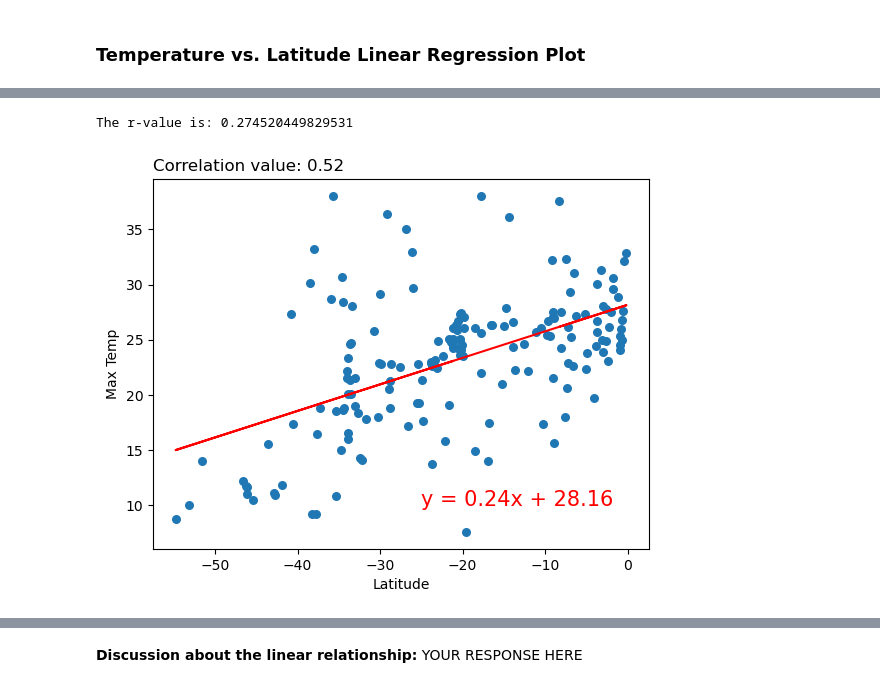
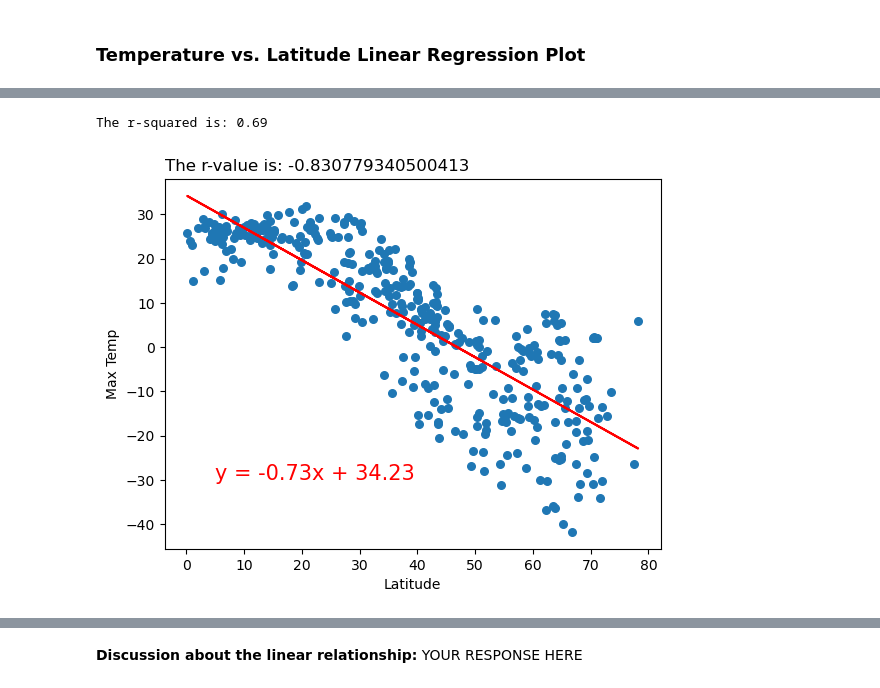
Before and after one commit to andcetera/python-api-challenge, a Jupyter notebook: Project Files/WeatherPy.ipynb, the cells around one changed output, grey strips where cells are left out. Cells and saved outputs as stored; diff of their text form; code cells hidden in the pictures.

Commit message:
WeatherPy linear regression function fully stocked

```diff
--- a/Project Files/WeatherPy.ipynb
+++ b/Project Files/WeatherPy.ipynb
@@ -274,3 +263,28 @@ def get_linreg(x, y):
+# %%
+# Define a function to create Linear Regression plots
+def create_graph(df:pd.DataFrame, weather:str, xpos:int, ypos:int)->None:
+
+    # Create base scatter plot
+    df.plot.scatter(x='Lat', y=weather, s=30)
+
+    # Calculate linear regression and correlation values
+    slope, intercept, rvalue, pvalue, stderr = linregress(df['Lat'], df[weather])
+    regress = df['Lat'] * slope + intercept
+
+    eq = "y = " + str(round(slope, 2)) + "x + " + str(round(intercept, 2))
+    rval = f"The r-value is: {rvalue}"
+
+    # Plot linear regression line and equation
+    plt.plot(df['Lat'], regress, color='red')
+    plt.annotate(eq, (xpos, ypos), fontsize=15, color='red')
+
+    # Add other graph properties
+    plt.title(rval, loc='left')
+    plt.xlabel('Latitude')
+
+    # Display results
+    print(f"The r-squared is: {round(rvalue**2, 2)}")
+    plt.show()
 # %%
 # Create a DataFrame with the Northern Hemisphere data (Latitude >= 0)
 northern_hemi_df = city_data_df.loc[city_data_df['Lat'] >= 0, :]
@@ -322,18 +318,6 @@ The r-value is: 0.6901943126023012
-# %%
-# Linear regression on Southern Hemisphere
-# Create base scatter plot
-southern_hemi_df.plot.scatter(x='Lat', y='Max Temp', s=30)
-plt.xlabel('Latitude')
-
-# Run linear regression function & plot results
-y2, eq2, rval2, cval2 = get_linreg(southern_hemi_df['Lat'], southern_hemi_df['Max Temp'])
-plt.plot(southern_hemi_df['Lat'], y2, color='red')
-plt.annotate(eq2, (-25, 10), fontsize=15, color='red')
-plt.title(cval2, loc='left')
-
-# Display results
-print(rval2)
-plt.show()
-# %% [output]
-The r-value is: 0.274520449829531
-[figure, removed]
+# %%
+# Linear regression on Northern Hemisphere
+create_graph(northern_hemi_df, 'Max Temp', 5, -30)
+# %% [output]
+The r-squared is: 0.69
+[figure, added]
```
Also changed, not shown: parts of 18 cells of this notebook.
